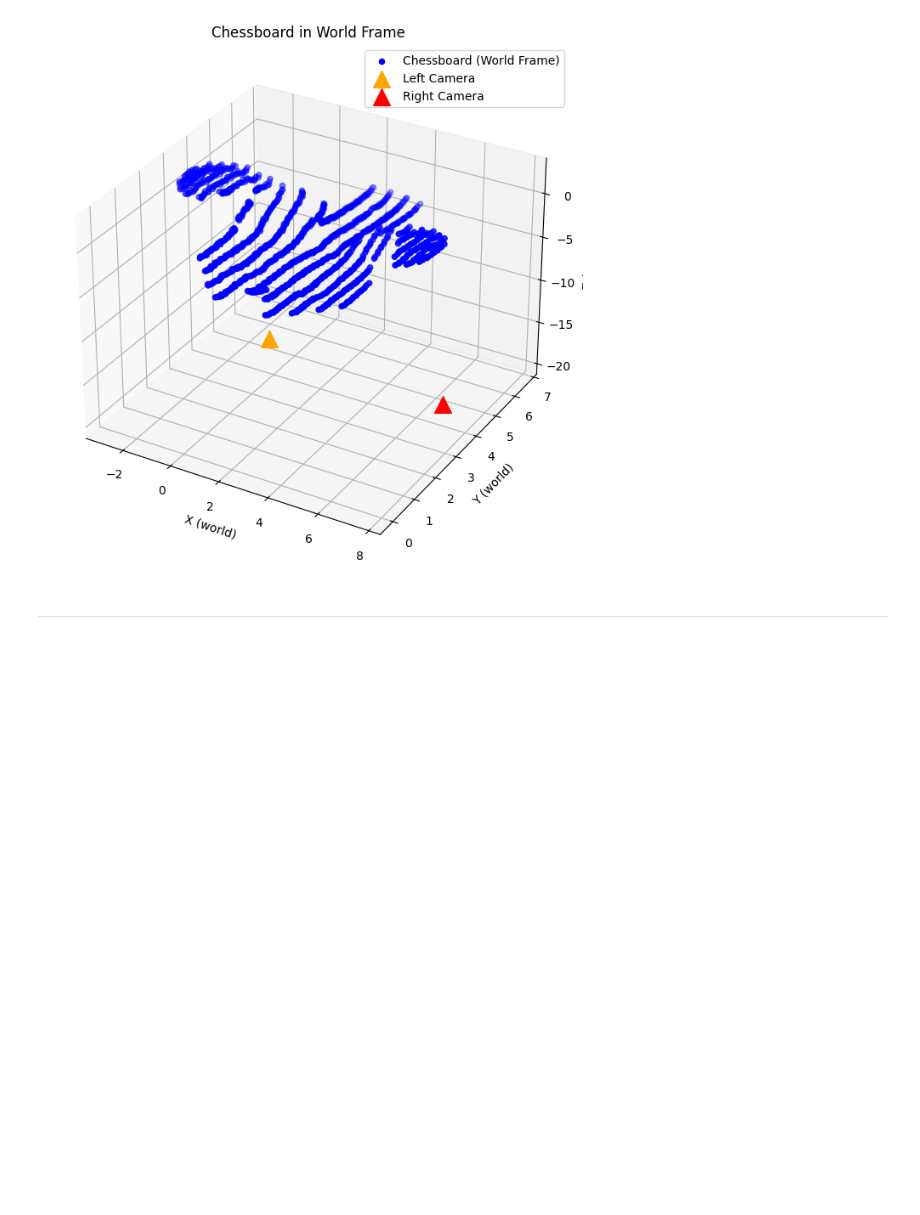
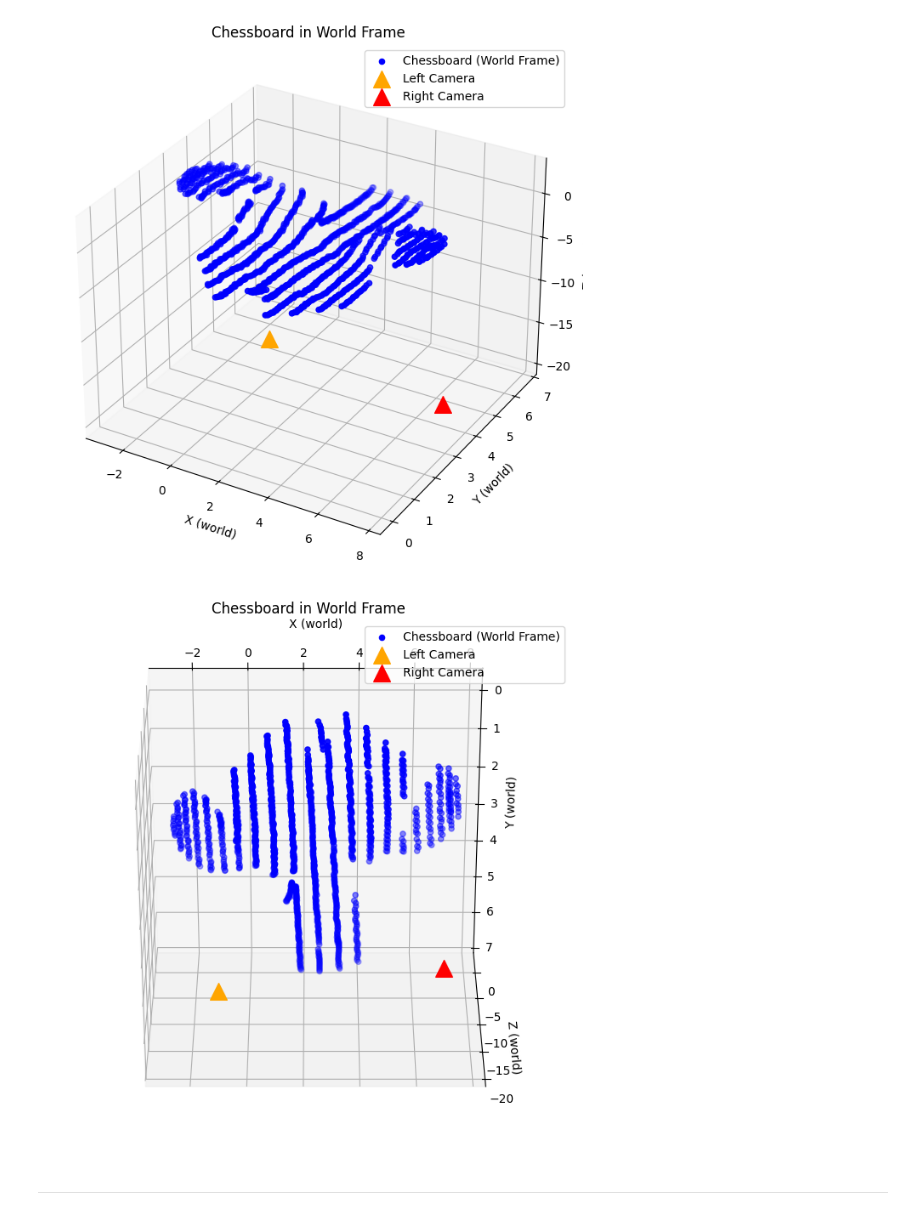
Before and after one commit to Muten-Roshi-Sama/Epipolar_3D_Image_Reconstruction_GPUcomputing, a Jupyter notebook: 3D_reconstruct.ipynb, the cells around one changed output. Saved outputs shown, nothing was run; the diff lists cells and outputs as text; code cells hidden in the pictures; blank space fills up the shorter version.

Commit message:
Improved graphs etc.

```diff
--- a/3D_reconstruct.ipynb
+++ b/3D_reconstruct.ipynb
@@ -1502,23 +1502,25 @@ X_concat = np.vstack(X)
 # %%
 # ====== World coordinates ======
 fig = plt.figure(figsize=(12, 8))
 ax = fig.add_subplot(111, projection='3d')
 
 # Plot chessboard in world frame
 ax.scatter(X_concat[:, 0], X_concat[:, 1], X_concat[:, 2], c='blue', marker='o', label='Chessboard (World Frame)')
 # Optional: Add camera positions
 ax.scatter(C_left[0], C_left[1], C_left[2], c='orange', marker='^', s=200, label='Left Camera')
 ax.scatter(C_right[0], C_right[1], C_right[2], c='red', marker='^', s=200, label='Right Camera')
 
 ax.set_xlabel('X (world)')
 ax.set_ylabel('Y (world)')
 ax.set_zlabel('Z (world)')
 ax.legend()
 plt.title('Chessboard in World Frame')
 
-ax.view_init(elev=-30, azim=60)
+ax.view_init(elev=-60, azim=-90)
 
 plt.show()
+# %% [output]
+[figure, added]
 # %% [markdown]
 ---
 # %% [markdown]
```
Also changed, not shown: parts of 1 cell of this notebook, 1 other file.
